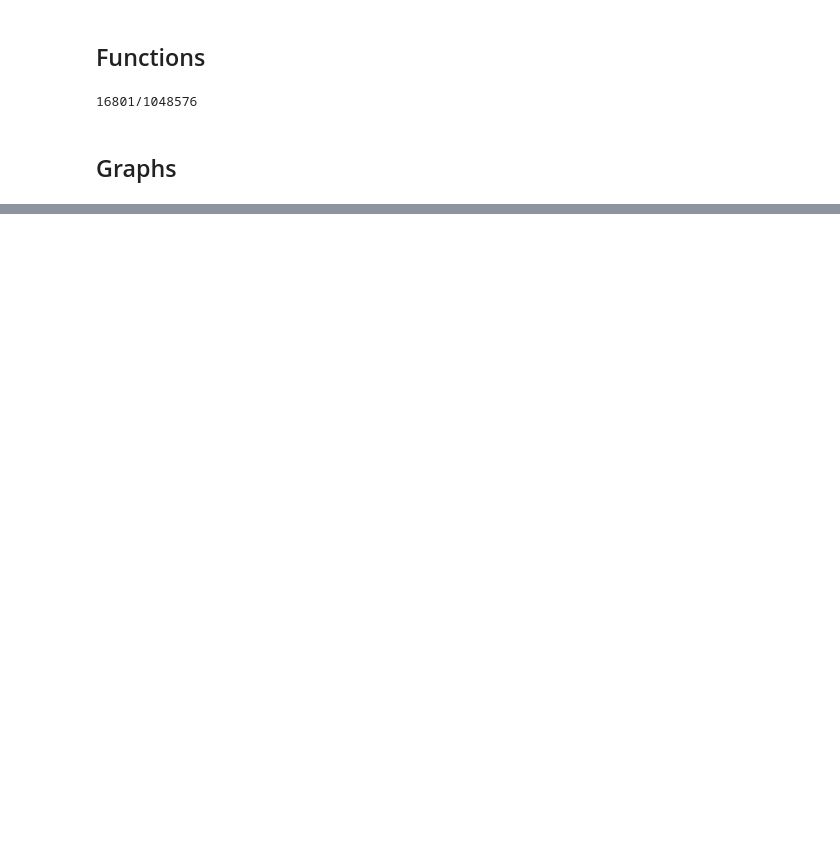
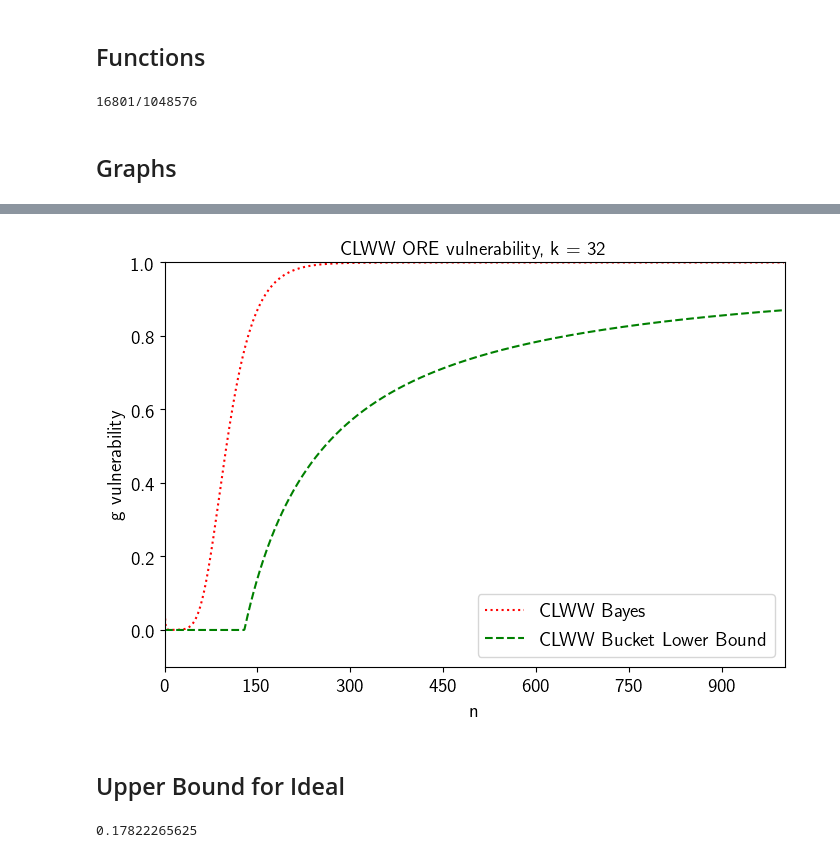
Before and after one commit to majk12/ore, a Jupyter notebook: Bucket.ipynb, the cells around one changed output, grey strips where cells are left out. Cells and saved outputs as stored; diff of their text form; code cells hidden in the pictures; blank space fills up the shorter version.

```diff
--- a/Bucket.ipynb
+++ b/Bucket.ipynb
@@ -146,0 +158,9 @@ graph_it_bucket(32, s_df)
+# %%
+def b1(n, h):
+    val = (h * Harmonic(h))/(n+1)
+    if val < 1:
+        return 1 - val
+    else:
+        return 0
+# %%
+M = report_number(1000, 1000)
@@ -146,0 +187,36 @@ graph_it_bucket(32, s_df)
+# %%
+n_range = 1000
+h = 32
+k = 32
+df_bounds = df_bounds(n_range, h, k, M)
+# %%
+def graph_it_clww_bound(n_range, k, df):
+    ax = plt.figure().gca()
+    plt.plot('n', 'CLWW',
+             color='red',
+             data=df,
+             linestyle='dotted',
+             marker='',
+             label="CLWW Bayes")
+    plt.plot('n', 'b1_v',
+             color='green',
+             data=df,
+             linestyle='--',
+             marker='',
+             label="CLWW Bucket Lower Bound")
+    ax.xaxis.set_major_locator(MaxNLocator(integer=True))
+    plt.xlabel('n')
+    plt.xlim(left = 0, right = n_range+1)
+    plt.ylabel('g vulnerability')
+    plt.ylim(bottom=-.1, top = 1)
+
+    plt.title('CLWW ORE vulnerability, k = {}'.format(k))
+    plt.legend(loc='lower right')
+    plt.show()
+    plt.close()
+# %%
+graph_it_clww_bound(n_range, k, df_bounds)
+# %% [output]
+[figure, added]
+# %% [markdown]
+## Upper Bound for Ideal
@@ -146,0 +238,4 @@ graph_it_bucket(32, s_df)
+# %%
+print(upper(4, 4, 2)) # matches 365/2048 per C's code
+# %% [output]
+0.17822265625
```
Also changed, not shown: parts of 10 cells of this notebook.
